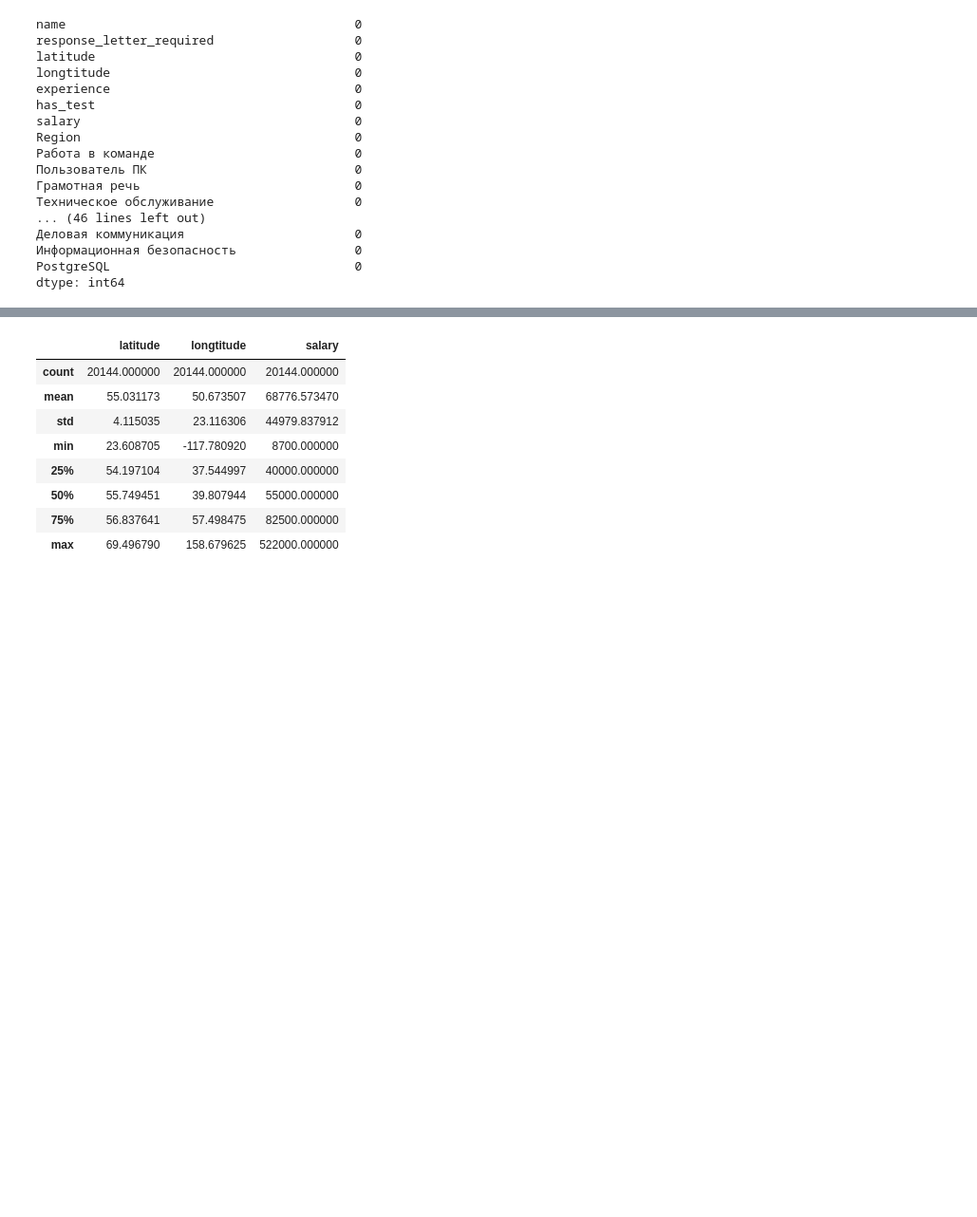
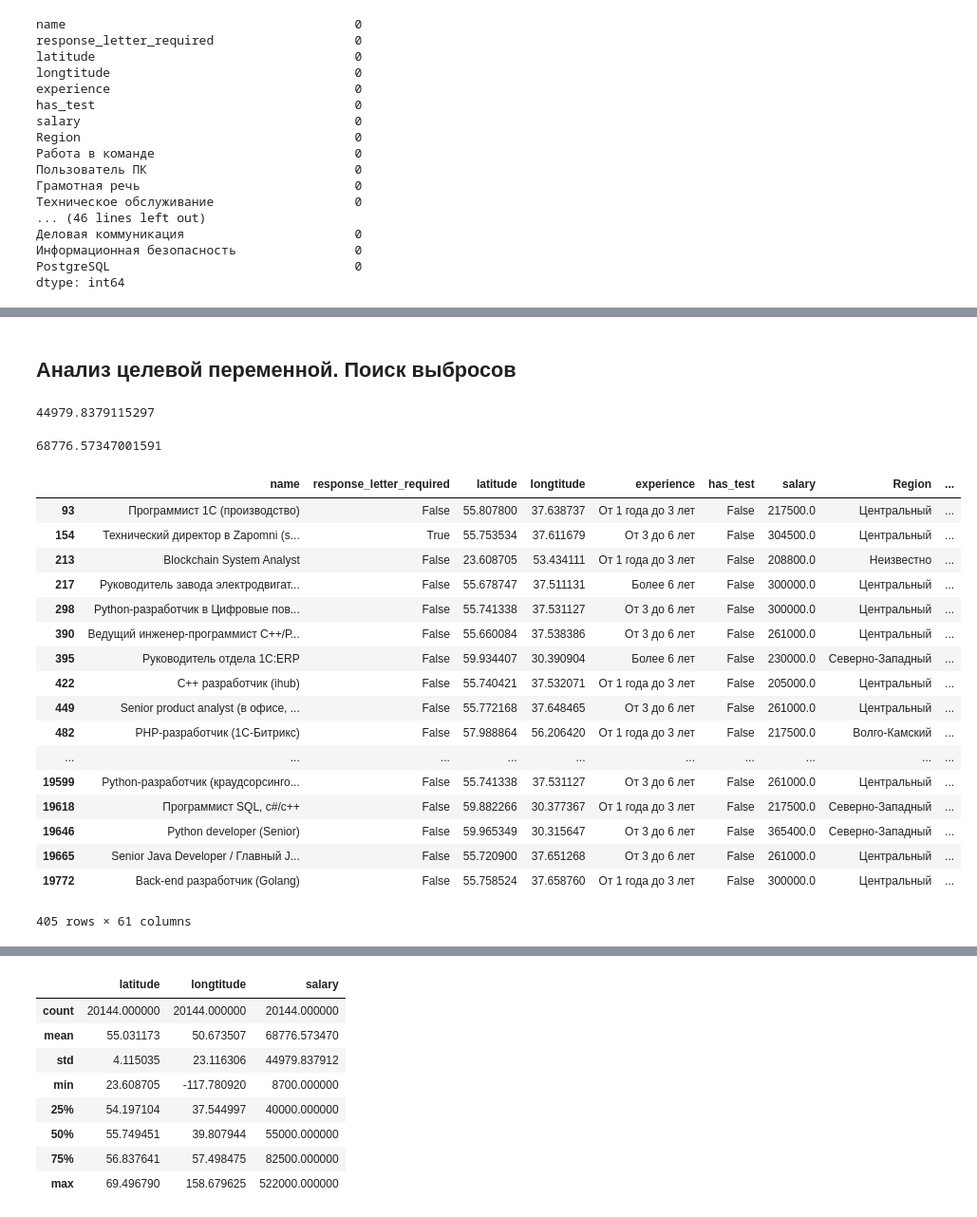
Before and after one commit to denozavrus/Project_Vaccancies, a Jupyter notebook: scripts/Notebooks/Hypothesis.ipynb, the cells around one changed output, grey strips where cells are left out. Shown at 95% size. Cells and saved outputs as stored; diff of their text form; code cells hidden in the pictures; blank space fills up the shorter version.

```diff
--- a/scripts/Notebooks/Hypothesis.ipynb
+++ b/scripts/Notebooks/Hypothesis.ipynb
@@ -245,0 +242,2 @@ df = pd.read_csv('../../data/final_data_salary.csv')
+# %% [markdown]
+## Анализ целевой переменной. Поиск выбросов
@@ -245,0 +246,29 @@ df = pd.read_csv('../../data/final_data_salary.csv')
+# %%
+df.salary.std()
+# %% [output]
+44979.8379115297
+# %%
+df.salary.mean()
+# %% [output]
+68776.57347001591
+# %%
+df[(df.salary < df.salary.mean() - 3 * df.salary.std()) | (df.salary > df.salary.mean() + 3 * df.salary.std())]
+# %% [output]
+|  | name | response_letter_required | latitude | longtitude | experience | has_test | salary | Region | ... |
+| 93 | Программист 1C (производство) | False | 55.807800 | 37.638737 | От 1 года до 3 лет | False | 217500.0 | Центральный | ... |
+| 154 | Технический директор в Zapomni (s... | True | 55.753534 | 37.611679 | От 3 до 6 лет | False | 304500.0 | Центральный | ... |
+| 213 | Blockchain System Analyst | False | 23.608705 | 53.434111 | От 1 года до 3 лет | False | 208800.0 | Неизвестно | ... |
+| 217 | Руководитель завода электродвигат... | False | 55.678747 | 37.511131 | Более 6 лет | False | 300000.0 | Центральный | ... |
+| 298 | Python-разработчик в Цифровые пов... | False | 55.741338 | 37.531127 | От 3 до 6 лет | False | 300000.0 | Центральный | ... |
+| 390 | Ведущий инженер-программист C++/Р... | False | 55.660084 | 37.538386 | От 3 до 6 лет | False | 261000.0 | Центральный | ... |
+| 395 | Руководитель отдела 1С:ERP | False | 59.934407 | 30.390904 | Более 6 лет | False | 230000.0 | Северно-Западный | ... |
+| 422 | С++ разработчик (ihub) | False | 55.740421 | 37.532071 | От 1 года до 3 лет | False | 205000.0 | Центральный | ... |
+| 449 | Senior product analyst (в офисе, ... | False | 55.772168 | 37.648465 | От 3 до 6 лет | False | 261000.0 | Центральный | ... |
+| 482 | PHP-разработчик (1С-Битрикс) | False | 57.988864 | 56.206420 | От 1 года до 3 лет | False | 217500.0 | Волго-Камский | ... |
+| ... | ... | ... | ... | ... | ... | ... | ... | ... | ... |
+| 19599 | Python-разработчик (краудсорсинго... | False | 55.741338 | 37.531127 | От 3 до 6 лет | False | 261000.0 | Центральный | ... |
+| 19618 | Программист SQL, c#/c++ | False | 59.882266 | 30.377367 | От 1 года до 3 лет | False | 217500.0 | Северно-Западный | ... |
+| 19646 | Python developer (Senior) | False | 59.965349 | 30.315647 | От 3 до 6 лет | False | 365400.0 | Северно-Западный | ... |
+| 19665 | Senior Java Developer / Главный J... | False | 55.720900 | 37.651268 | От 3 до 6 лет | False | 261000.0 | Центральный | ... |
+| 19772 | Back-end разработчик (Golang) | False | 55.758524 | 37.658760 | От 1 года до 3 лет | False | 300000.0 | Центральный | ... |
+405 rows × 61 columns
```
Also changed, not shown: parts of 77 cells of this notebook.
